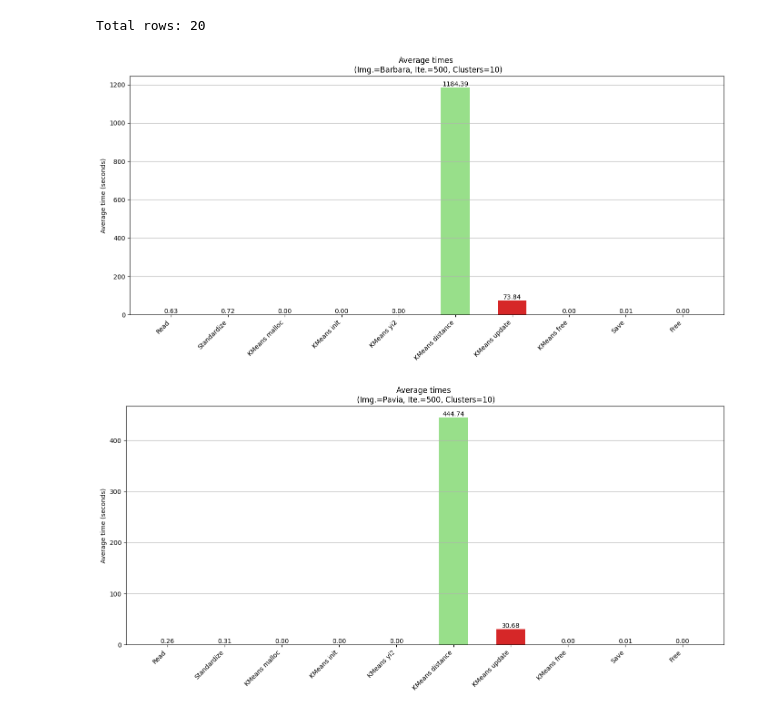
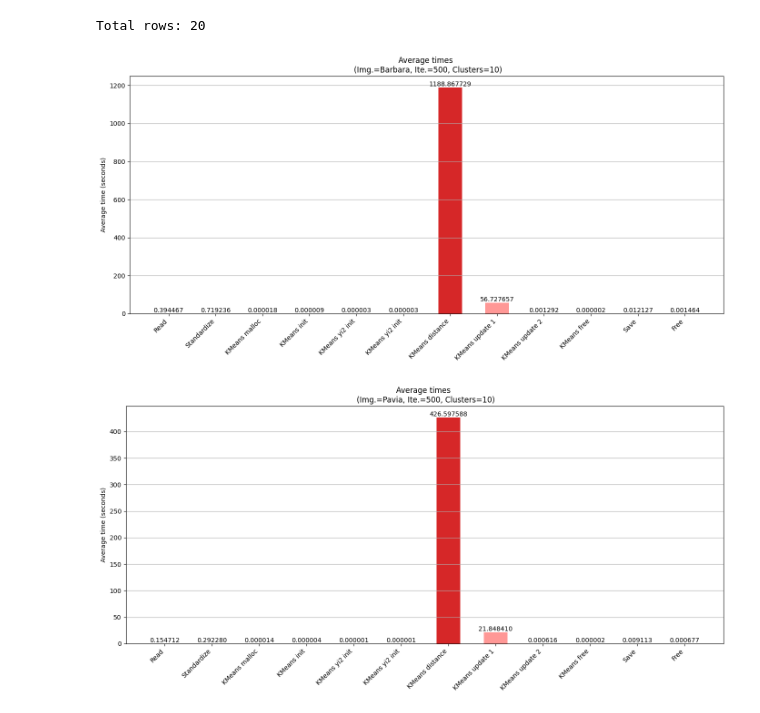
Before and after one commit to Caalicer/PAE_Practicas, a Jupyter notebook: P4_kmeans/doc/code/kmeans_sequential.ipynb, the cells around one changed output. Saved outputs shown, nothing was run; the diff lists cells and outputs as text; code cells hidden in the pictures.

Commit message:
fix: Updated graphs to new data version

```diff
--- a/P4_kmeans/doc/code/kmeans_sequential.ipynb
+++ b/P4_kmeans/doc/code/kmeans_sequential.ipynb
@@ -26,8 +26,8 @@ else :
 # %%
 data = pd.read_csv(data_file, sep=',', header=None)
 
-columns = ['image_path', 'clusters', 'image_size', 'iterations', 'overhead', 'read', 'standardize', 'kmeans_malloc', 'kmeans_init', 'kmeans_yi2', 'kmeans_distance', 'kmeans_update', 'kmeans_free', 'kmeans_total', 'kmeans_error', 'kmeans_error_time', 'save', 'free', 'total']
-headers = ['Image path', 'Clusters', 'Image size', 'Iterations', 'Overhead', 'Read', 'Standardize', 'KMeans malloc', 'KMeans init', 'KMeans yi2', 'KMeans distance', 'KMeans update', 'KMeans free', 'KMeans total', 'KMeans error', 'KMeans error time', 'Save', 'Free', 'Total']
+columns = ['image_path', 'clusters', 'image_size', 'iterations', 'overhead', 'read', 'standardize', 'kmeans_malloc', 'kmeans_init', 'kmeans_yi2_init', 'kmeans_yi2', 'kmeans_distance', 'kmeans_update_1', 'kmeans_update_2', 'kmeans_free', 'kmeans_total', 'kmeans_error', 'kmeans_error_time', 'save', 'free', 'total']
+headers = ['Image path', 'Clusters', 'Image size', 'Iterations', 'Overhead', 'Read', 'Standardize', 'KMeans malloc', 'KMeans init', 'KMeans yi2 init', 'KMeans yi2', 'KMeans distance', 'KMeans update 1', 'KMeans update 2', 'KMeans free', 'KMeans total', 'KMeans error', 'KMeans error time', 'Save', 'Free', 'Total']
 
 data.columns = columns
 
@@ -47,7 +47,7 @@ fixed_image = 'Barbara'
 
 filtered_data = data[data['image'] == fixed_image]
 
-time_components = ['read', 'standardize', 'kmeans_malloc', 'kmeans_init', 'kmeans_yi2', 'kmeans_distance', 'kmeans_update', 'kmeans_free', 'save', 'free']
+time_components = ['read', 'standardize', 'kmeans_malloc', 'kmeans_init', 'kmeans_yi2_init', 'kmeans_yi2_init', 'kmeans_distance', 'kmeans_update_1', 'kmeans_update_2', 'kmeans_free', 'save', 'free']
 labels = [headers[columns.index(comp)] for comp in time_components]
 
 avg_values = [filtered_data[comp].mean() for comp in time_components]
@@ -65,7 +65,7 @@ for bar in bars:
 
 	height = bar.get_height()
 
-	ax.text(bar.get_x() + bar.get_width()/2, height + 0.01, f'{height:.2f}', ha='center', va='bottom')
+	ax.text(bar.get_x() + bar.get_width()/2, height + 0.01, f'{height:.6f}', ha='center', va='bottom')
 
 ax.set_xticks(x)
 ax.set_xticklabels(labels, rotation=45, ha='right')
@@ -74,46 +74,52 @@ ax.set_title(f'Average times \n (Img.={fixed_image}, Ite.=500, Clusters=10)')
 ax.grid(axis='y')
 
 plt.tight_layout()
+
 plt.savefig(os.path.join(images_dir, f'avg_time_components.{fixed_image.lower()}.png'))
+plt.savefig(os.path.join(images_dir, f'avg_time_components.{fixed_image.lower()}.pdf'))
+
 plt.show()
 # %% [output]
-[figure, old version]
+[figure, new version]
 # %%
 fixed_image = 'Pavia'
 
 filtered_data = data[data['image'] == fixed_image]
 
-time_components = ['read', 'standardize', 'kmeans_malloc', 'kmeans_init', 'kmeans_yi2', 'kmeans_distance', 'kmeans_update', 'kmeans_free', 'save', 'free']
+time_components = ['read', 'standardize', 'kmeans_malloc', 'kmeans_init', 'kmeans_yi2_init', 'kmeans_yi2_init', 'kmeans_distance', 'kmeans_update_1', 'kmeans_update_2', 'kmeans_free', 'save', 'free']
 labels = [headers[columns.index(comp)] for comp in time_components]
 
 avg_values = [filtered_data[comp].mean() for comp in time_components]
 
 x = np.arange(len(time_components))
 bar_width = 0.5
 
 colors = plt.cm.tab20.colors[:len(time_components)]
 
 fig, ax = plt.subplots(figsize=(14, 7))
 
 bars = ax.bar(x, avg_values, color=colors, width=bar_width)
 
 for bar in bars:
 
 	height = bar.get_height()
 
-	ax.text(bar.get_x() + bar.get_width()/2, height + 0.01, f'{height:.2f}', ha='center', va='bottom')
+	ax.text(bar.get_x() + bar.get_width()/2, height + 0.01, f'{height:.6f}', ha='center', va='bottom')
 
 ax.set_xticks(x)
 ax.set_xticklabels(labels, rotation=45, ha='right')
 ax.set_ylabel('Average time (seconds)')
 ax.set_title(f'Average times \n (Img.={fixed_image}, Ite.=500, Clusters=10)')
 ax.grid(axis='y')
 
 plt.tight_layout()
+
 plt.savefig(os.path.join(images_dir, f'avg_time_components.{fixed_image.lower()}.png'))
+plt.savefig(os.path.join(images_dir, f'avg_time_components.{fixed_image.lower()}.pdf'))
+
 plt.show()
 # %% [output]
-[figure, old version]
+[figure, new version]
 # %%
 summary_data = []
 
```
Also changed, not shown: parts of 1 cell of this notebook, 2 other files.
